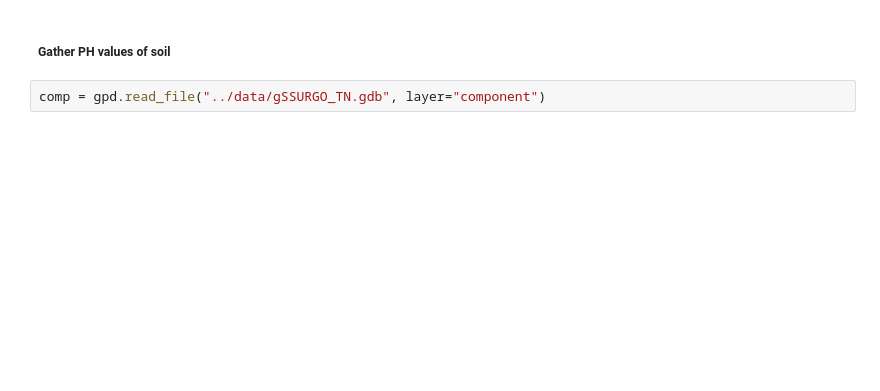
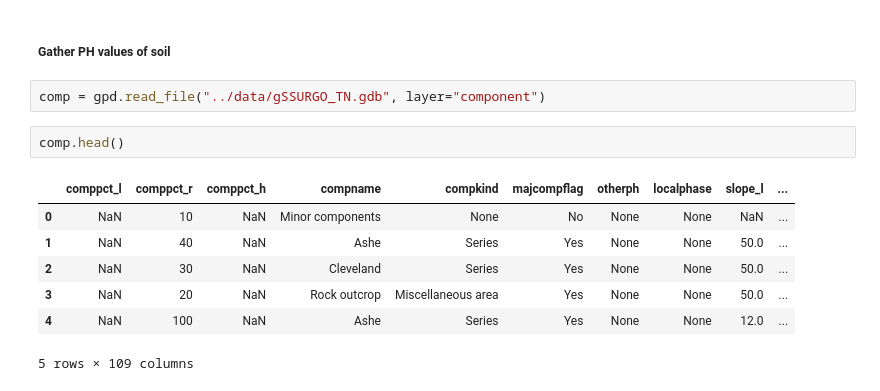
Before and after one commit to ADoddala/Predicting_Crop_Yields, a Jupyter notebook: notebooks/Data_gathering.ipynb, the cells around one changed output. Drawn from its saved outputs; the diff is of its cells as text; blank space fills up the shorter version.

```diff
--- a/notebooks/Data_gathering.ipynb
+++ b/notebooks/Data_gathering.ipynb
@@ -880,3 +965,13 @@ memory usage: 7.6+ KB
 ##### Gather PH values of soil
 # %%
 comp = gpd.read_file("../data/gSSURGO_TN.gdb", layer="component")
+# %%
+comp.head()
+# %% [output]
+|  | comppct_l | comppct_r | comppct_h | compname | compkind | majcompflag | otherph | localphase | slope_l | ... |
+| 0 | NaN | 10 | NaN | Minor components | None | No | None | None | NaN | ... |
+| 1 | NaN | 40 | NaN | Ashe | Series | Yes | None | None | 50.0 | ... |
+| 2 | NaN | 30 | NaN | Cleveland | Series | Yes | None | None | 50.0 | ... |
+| 3 | NaN | 20 | NaN | Rock outcrop | Miscellaneous area | Yes | None | None | 50.0 | ... |
+| 4 | NaN | 100 | NaN | Ashe | Series | Yes | None | None | 12.0 | ... |
+5 rows × 109 columns
```
Also changed, not shown: parts of 33 cells of this notebook.
